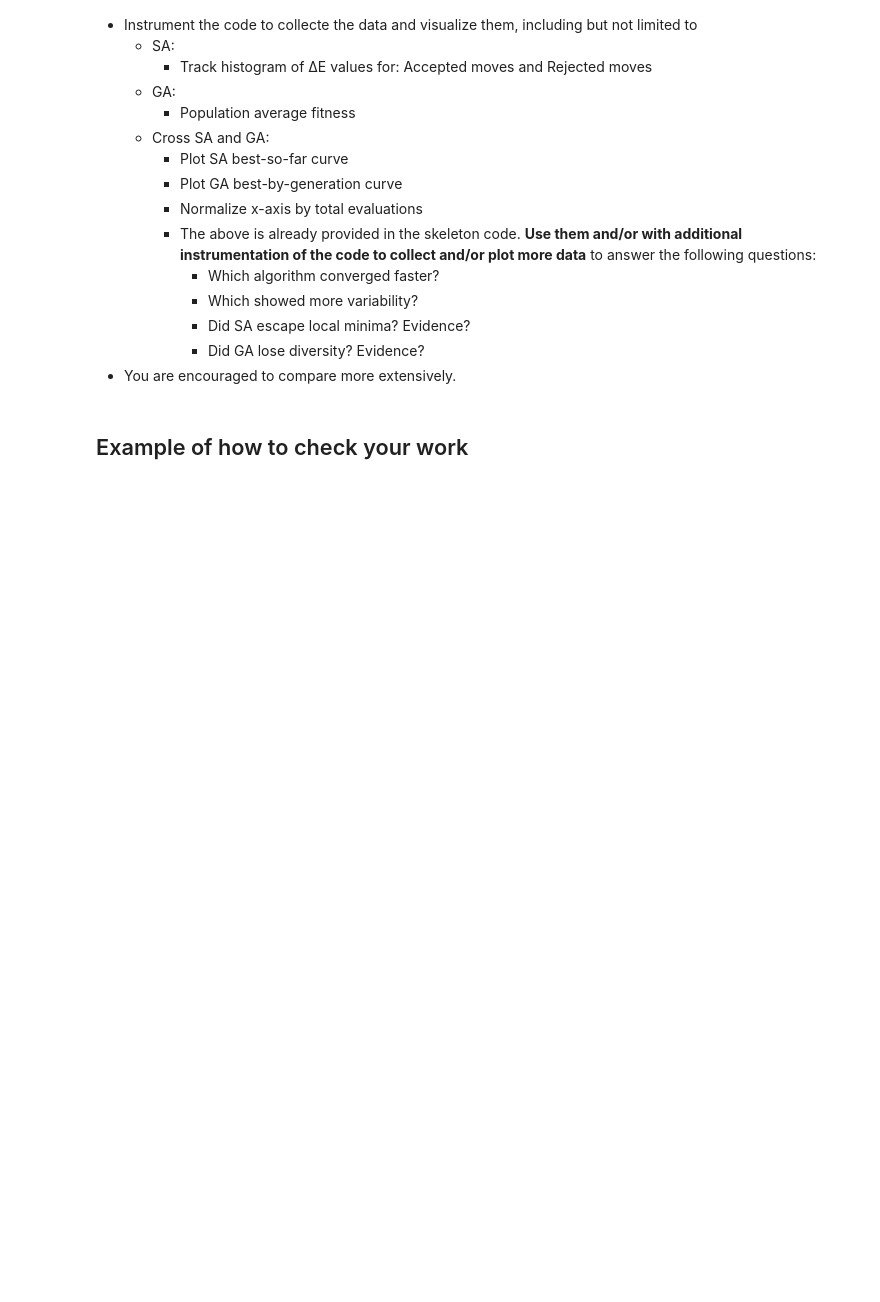
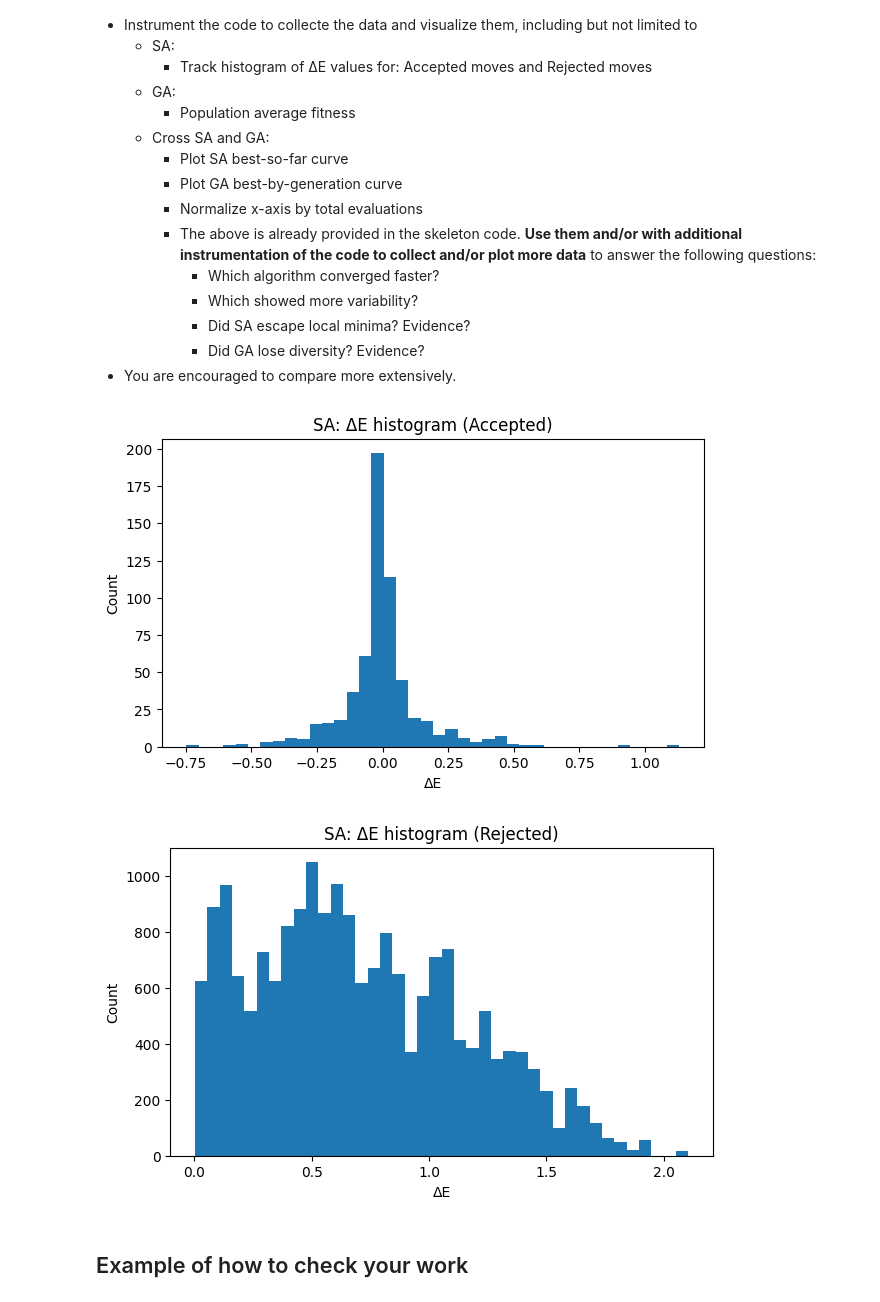
Before and after one commit to maryjend/CSCI580_Mary_Jendricks, a Jupyter notebook: Assignment_4/TSP_SA_and_GA_Assignment_Skeleton.ipynb, the cells around one changed output. Cells and saved outputs as stored; diff of their text form; code cells hidden in the pictures; blank space fills up the shorter version.

Commit message:
track SA accepted vs rejected deltas and plot histograms

```diff
--- a/Assignment_4/TSP_SA_and_GA_Assignment_Skeleton.ipynb
+++ b/Assignment_4/TSP_SA_and_GA_Assignment_Skeleton.ipynb
@@ -201,6 +201,8 @@ def simulated_annealing_tsp(cities: List[Point], init_tour: Tour, cfg: SAConfig)
     best_tour = cur_tour[:]
     best_len = cur_len
     history = [best_len]
+    accepted_deltas = []
+    rejected_deltas = []
 
     T = cfg.t0
 
@@ -217,7 +219,10 @@ def simulated_annealing_tsp(cities: List[Point], init_tour: Tour, cfg: SAConfig)
             accept = rng.random() < prob
 
         if accept:
+            accepted_deltas.append(delta)
             cur_tour, cur_len = cand_tour, cand_len
+        else:
+            rejected_deltas.append(delta)
 
         if cur_len < best_len:
             best_tour, best_len = cur_tour[:], cur_len
@@ -229,12 +234,12 @@ def simulated_annealing_tsp(cities: List[Point], init_tour: Tour, cfg: SAConfig)
         if cfg.report_every and (it + 1) % cfg.report_every == 0:
             print(f"[SA] iter={it+1:6d}  T={T:.4g}  cur={cur_len:.4f}  best={best_len:.4f}")
 
-    return best_tour, best_len, history
+    return best_tour, best_len, history, accepted_deltas, rejected_deltas
 # %% [markdown]
 ## Run SA (after you implement it)
 # %%
 sa_cfg = SAConfig(iters=20_000, t0=0.2, alpha=0.9995, seed=123, report_every=2000)
-sa_best_tour, sa_best_len, sa_hist = simulated_annealing_tsp(cities, nn_tour[:], sa_cfg)
+sa_best_tour, sa_best_len, sa_hist, accepted_deltas, rejected_deltas = simulated_annealing_tsp(cities, nn_tour[:], sa_cfg)
 
 print(f"SA best length: {sa_best_len:.4f}")
 print(f"SA improvement vs NN: {(nn_len - sa_best_len) / nn_len * 100:.2f}%")
@@ -425,11 +430,27 @@ GA improvement vs NN: 2.01%
 # %%
 # After both SA and GA work, run:
 # plot_compare(sa_hist, ga_hist)
 
 # And print a quick summary:
 # print(f"NN: {nn_len:.4f} | SA: {sa_best_len:.4f} | GA: {ga_best_len:.4f}")
 
 # TODO
+plt.figure(figsize=(7,4))
+plt.hist(accepted_deltas, bins=40)
+plt.title("SA: ΔE histogram (Accepted)")
+plt.xlabel("ΔE")
+plt.ylabel("Count")
+plt.show()
+
+plt.figure(figsize=(7,4))
+plt.hist(rejected_deltas, bins=40)
+plt.title("SA: ΔE histogram (Rejected)")
+plt.xlabel("ΔE")
+plt.ylabel("Count")
+plt.show()
+# %% [output]
+[figure, added]
+[figure, added]
 # %% [markdown]
 ## Example of how to check your work
 # %%
```
